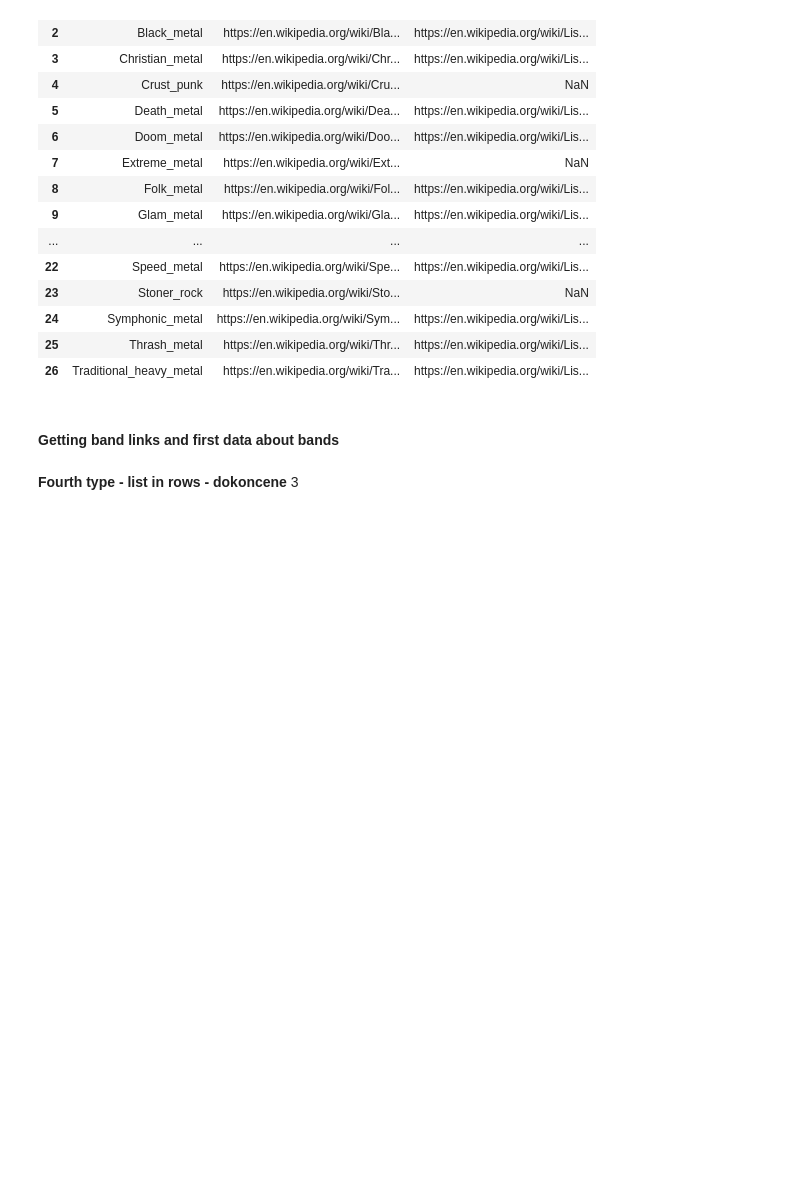
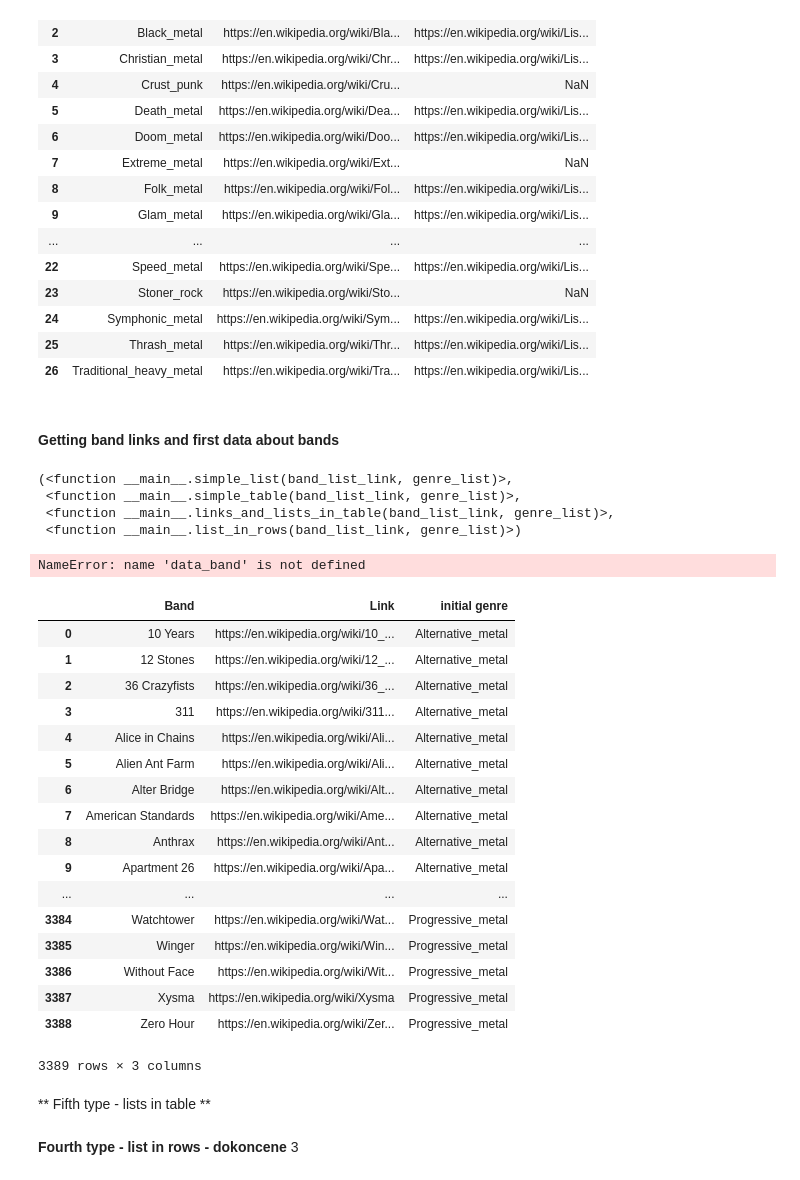
Before and after one commit to Zobis/Project_Python, a Jupyter notebook: Get_Data_Wiki.ipynb, the cells around one changed output. Drawn from its saved outputs; the diff is of its cells as text; code cells hidden in the pictures; blank space fills up the shorter version.

```diff
--- a/Get_Data_Wiki.ipynb
+++ b/Get_Data_Wiki.ipynb
@@ -120,3 +103,46 @@ genres
 | 26 | Traditional_heavy_metal | https://en.wikipedia.org/wiki/Tra... | https://en.wikipedia.org/wiki/Lis... |
 # %% [markdown]
 #### Getting band links and first data about bands
+# %%
+simple_list, simple_table, links_and_lists_in_table,list_in_rows
+# %% [output]
+(<function __main__.simple_list(band_list_link, genre_list)>,
+ <function __main__.simple_table(band_list_link, genre_list)>,
+ <function __main__.links_and_lists_in_table(band_list_link, genre_list)>,
+ <function __main__.list_in_rows(band_list_link, genre_list)>)
+# %%
+style_vector=["simple_table","simple_list","links_and_lists_in_table","list_in_rows","","links_and_lists_in_table","list_in_rows","",
+              "simple_table","simple_list","simple_table","lists_in_table","list_in_rows","lists_in_table","","",
+              "simple_table","","","","ine","list_in_rows","ine","","ine","ine","ine"]
+# %%
+del data_band
+# %% [output]
+NameError: name 'data_band' is not defined
+# %%
+data_band=pd.DataFrame([])
+# %%
+for value in range(len(style_vector)):
+    #print(choose_style(value+1))
+    data_band=pd.concat([data_band,choose_style(value)],ignore_index=True)
+    #data_band.append(choose_style(value+1),sort=False)
+# %%
+data_band
+# %% [output]
+|  | Band | Link | initial genre |
+| 0 | 10 Years | https://en.wikipedia.org/wiki/10_... | Alternative_metal |
+| 1 | 12 Stones | https://en.wikipedia.org/wiki/12_... | Alternative_metal |
+| 2 | 36 Crazyfists | https://en.wikipedia.org/wiki/36_... | Alternative_metal |
+| 3 | 311 | https://en.wikipedia.org/wiki/311... | Alternative_metal |
+| 4 | Alice in Chains | https://en.wikipedia.org/wiki/Ali... | Alternative_metal |
+| 5 | Alien Ant Farm | https://en.wikipedia.org/wiki/Ali... | Alternative_metal |
+| 6 | Alter Bridge | https://en.wikipedia.org/wiki/Alt... | Alternative_metal |
+| 7 | American Standards | https://en.wikipedia.org/wiki/Ame... | Alternative_metal |
+| 8 | Anthrax | https://en.wikipedia.org/wiki/Ant... | Alternative_metal |
+| 9 | Apartment 26 | https://en.wikipedia.org/wiki/Apa... | Alternative_metal |
+| ... | ... | ... | ... |
+| 3384 | Watchtower | https://en.wikipedia.org/wiki/Wat... | Progressive_metal |
+| 3385 | Winger | https://en.wikipedia.org/wiki/Win... | Progressive_metal |
+| 3386 | Without Face | https://en.wikipedia.org/wiki/Wit... | Progressive_metal |
+| 3387 | Xysma | https://en.wikipedia.org/wiki/Xysma | Progressive_metal |
+| 3388 | Zero Hour | https://en.wikipedia.org/wiki/Zer... | Progressive_metal |
+3389 rows × 3 columns
@@ -122,0 +164,2 @@ genres
+# %% [markdown]
+** Fifth type - lists in table **
```
Also changed, not shown: parts of 24 cells of this notebook.
